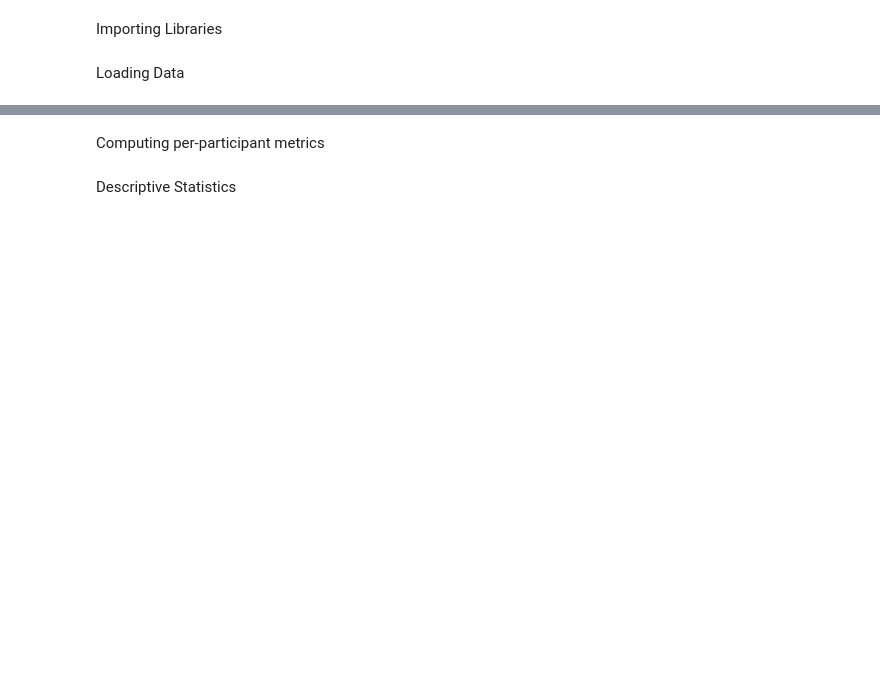
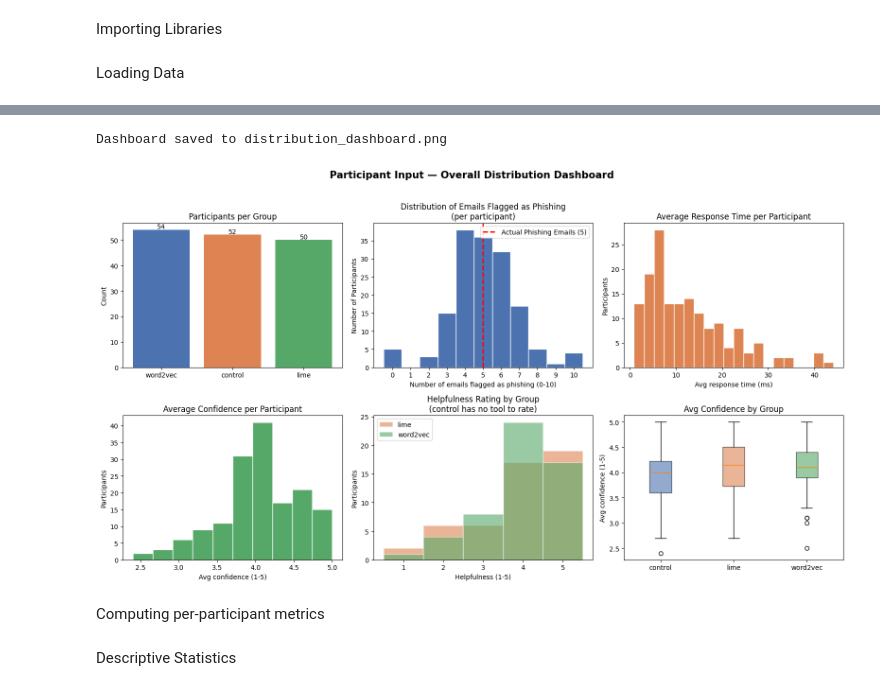
Before and after one commit to Briant-s/xai_phishing_detection_study, a Jupyter notebook: analytics.ipynb, the cells around one changed output, grey strips where cells are left out. Saved outputs shown, nothing was run; the diff lists cells and outputs as text; code cells hidden in the pictures; blank space fills up the shorter version.

```diff
--- a/analytics.ipynb
+++ b/analytics.ipynb
@@ -13,6 +13,7 @@ df = pd.read_csv(src)
 df = df[~df['name'].isin(['Briant', 'B'])]
 # %%
 ground_truth = np.array([0, 1, 1, 1, 1, 1, 0, 0, 0, 0], dtype=bool)
+actual_phishing_count = ground_truth.sum()
 phishing_cols = [f'is_phishing_email_{i}' for i in range(1, 11)]
 rt_cols       = [f'response_time_email_{i}' for i in range(1, 11)]
 conf_cols     = [f'confidence_level_email_{i}' for i in range(1, 11)]
@@ -28,3 +76,74 @@ n_legit = (~ground_truth).sum()
+# %%
+# Dashboard
+fig, axes = plt.subplots(2, 3, figsize=(16, 9))
+fig.suptitle("Participant Input — Overall Distribution Dashboard", fontsize=15, fontweight="bold")
+
+# 1. Group sizes
+ax = axes[0, 0]
+counts = df["group_type"].value_counts()
+ax.bar(counts.index, counts.values, color=["#4C72B0", "#DD8452", "#55A868"])
+ax.set_title("Participants per Group")
+ax.set_ylabel("Count")
+for i, v in enumerate(counts.values):
+    ax.text(i, v + 0.5, str(v), ha="center")
+
+# 2. Phishing flag rate distribution
+ax = axes[0, 1]
+ax.hist(df["phishing_flag_count"], bins=np.arange(-0.5, 11.5, 1), color="#4C72B0", edgecolor="white")
+
+# 3. Add a vertical line for the ground truth comparison
+ax.axvline(actual_phishing_count, color='red', linestyle='dashed', linewidth=2,
+           label=f'Actual Phishing Emails ({actual_phishing_count})')
+
+# 4. Format labels, ticks, and add a legend
+ax.set_title("Distribution of Emails Flagged as Phishing\n(per participant)")
+ax.set_xlabel("Number of emails flagged as phishing (0-10)")
+ax.set_ylabel("Number of Participants")
+ax.set_xticks(range(11))
+ax.legend() # Displays the label we set in axvline
+
+# 3. Average response time distribution (log scale due to long tail)
+ax = axes[0, 2]
+ax.hist(df["avg_response_time_sec"], bins=20, color="#DD8452", edgecolor="white")
+ax.set_title("Average Response Time per Participant")
+ax.set_xlabel("Avg response time (ms)")
+ax.set_ylabel("Participants")
+
+# 4. Average confidence distribution
+ax = axes[1, 0]
+ax.hist(df["avg_confidence"], bins=10, color="#55A868", edgecolor="white")
+ax.set_title("Average Confidence per Participant")
+ax.set_xlabel("Avg confidence (1-5)")
+ax.set_ylabel("Participants")
+
+# 5. Helpfulness distribution by group (only lime/word2vec have data)
+ax = axes[1, 1]
+for grp, color in zip(["lime", "word2vec"], ["#DD8452", "#55A868"]):
+    vals = df.loc[df["group_type"] == grp, "helpfulness"].dropna()
+    ax.hist(vals, bins=np.arange(0.5, 6.5, 1), alpha=0.6, label=grp, color=color, edgecolor="white")
+ax.set_title("Helpfulness Rating by Group\n(control has no tool to rate)")
+ax.set_xlabel("Helpfulness (1-5)")
+ax.set_ylabel("Participants")
+ax.set_xticks(range(1, 6))
+ax.legend()
+
+# 6. Avg confidence by group (boxplot)
+ax = axes[1, 2]
+groups = ["control", "lime", "word2vec"]
+data = [df.loc[df["group_type"] == g, "avg_confidence"].dropna() for g in groups]
+bp = ax.boxplot(data, tick_labels=groups, patch_artist=True)
+for patch, color in zip(bp["boxes"], ["#4C72B0", "#DD8452", "#55A868"]):
+    patch.set_facecolor(color)
+    patch.set_alpha(0.6)
+ax.set_title("Avg Confidence by Group")
+ax.set_ylabel("Avg confidence (1-5)")
+
+plt.tight_layout(rect=[0, 0, 1, 0.96])
+plt.savefig("distribution_dashboard.png", dpi=150)
+print(f"\nDashboard saved to distribution_dashboard.png")
+# %% [output]
+Dashboard saved to distribution_dashboard.png
+[figure, added]
 # %% [markdown]
 Computing per-participant metrics
 # %%
```
Also changed, not shown: parts of 16 cells of this notebook, 3 other files.
